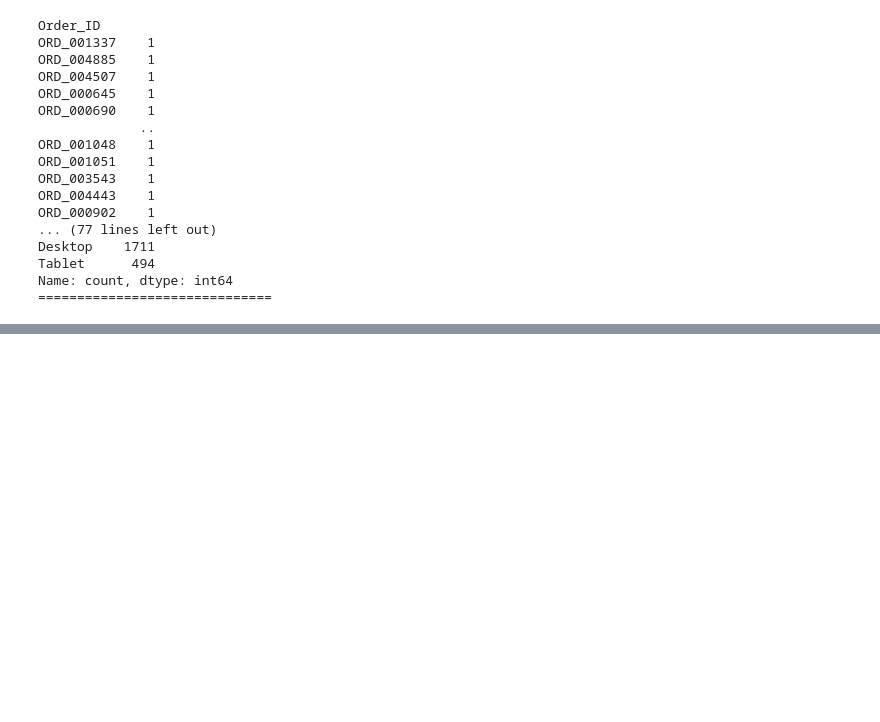
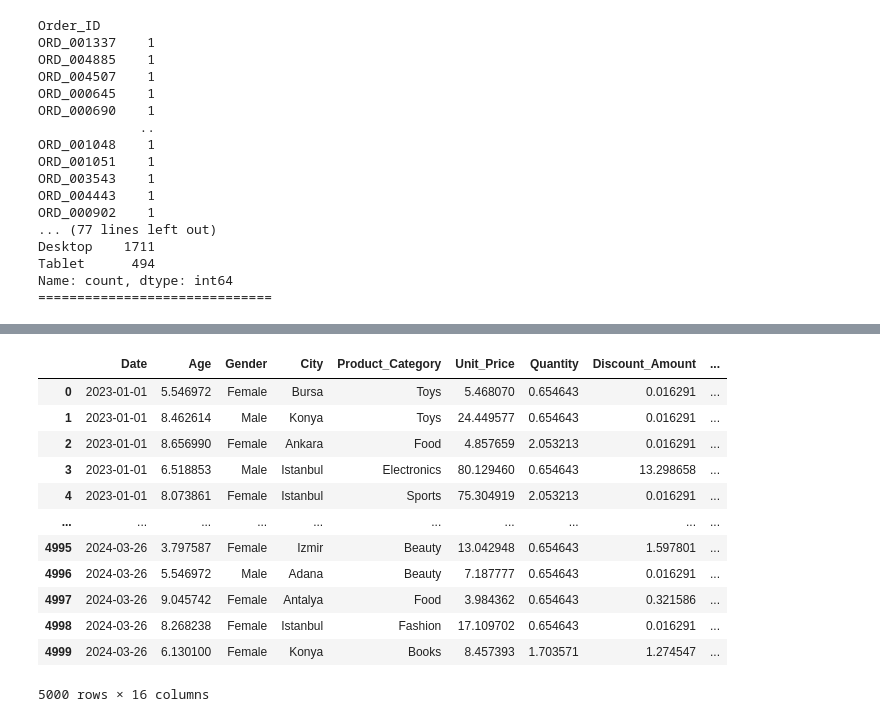
Before and after one commit to ADEOYE-MARY25/ml, a Jupyter notebook: customer behaviour/customer_behaviour.ipynb, the cells around one changed output, grey strips where cells are left out. Saved outputs shown, nothing was run; the diff lists cells and outputs as text; code cells hidden in the pictures; blank space fills up the shorter version.

```diff
--- a/customer behaviour/customer_behaviour.ipynb
+++ b/customer behaviour/customer_behaviour.ipynb
@@ -154,0 +276,21 @@ Name: count, dtype: int64
+# %%
+from sklearn.discriminant_analysis import StandardScaler
+from sklearn.model_selection import train_test_split
+
+
+x= df.drop(columns=["Is_Returning_Customer"])
+y= df["Is_Returning_Customer"]
+scaler = StandardScaler()
+numerical_col = numerical_col.drop('Is_Returning_Customer', errors='ignore')
+
+x[numerical_col]= scaler.fit_transform(x[numerical_col])
+x_train, x_test, y_train, y_test = train_test_split(x, y, test_size=0.3, random_state=1, stratify=y)
+# %%
+# let scale the numerical columns using minmax scaler
+from sklearn.preprocessing import MinMaxScaler
+
+scaler=MinMaxScaler()
+x[numerical_col]= scaler.fit_transform(x[numerical_col])
+
+# let scale the numerical columns in test data too
+df[numerical_col]=scaler.transform(df[numerical_col])
@@ -154,0 +317,16 @@ Name: count, dtype: int64
+# %%
+df
+# %% [output]
+|  | Date | Age | Gender | City | Product_Category | Unit_Price | Quantity | Discount_Amount | ... |
+| 0 | 2023-01-01 | 5.546972 | Female | Bursa | Toys | 5.468070 | 0.654643 | 0.016291 | ... |
+| 1 | 2023-01-01 | 8.462614 | Male | Konya | Toys | 24.449577 | 0.654643 | 0.016291 | ... |
+| 2 | 2023-01-01 | 8.656990 | Female | Ankara | Food | 4.857659 | 2.053213 | 0.016291 | ... |
+| 3 | 2023-01-01 | 6.518853 | Male | Istanbul | Electronics | 80.129460 | 0.654643 | 13.298658 | ... |
+| 4 | 2023-01-01 | 8.073861 | Female | Istanbul | Sports | 75.304919 | 2.053213 | 0.016291 | ... |
+| ... | ... | ... | ... | ... | ... | ... | ... | ... | ... |
+| 4995 | 2024-03-26 | 3.797587 | Female | Izmir | Beauty | 13.042948 | 0.654643 | 1.597801 | ... |
+| 4996 | 2024-03-26 | 5.546972 | Male | Adana | Beauty | 7.187777 | 0.654643 | 0.016291 | ... |
+| 4997 | 2024-03-26 | 9.045742 | Female | Antalya | Food | 3.984362 | 0.654643 | 0.321586 | ... |
+| 4998 | 2024-03-26 | 8.268238 | Female | Istanbul | Fashion | 17.109702 | 0.654643 | 0.016291 | ... |
+| 4999 | 2024-03-26 | 6.130100 | Female | Konya | Books | 8.457393 | 1.703571 | 1.274547 | ... |
+5000 rows × 16 columns
```
Also changed, not shown: parts of 14 cells of this notebook, 2 other files.
